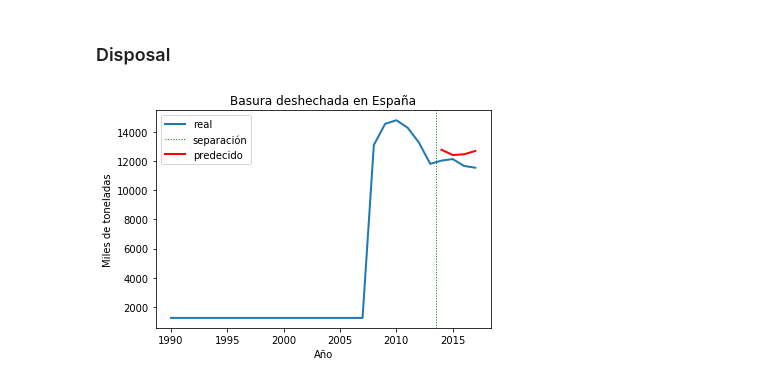
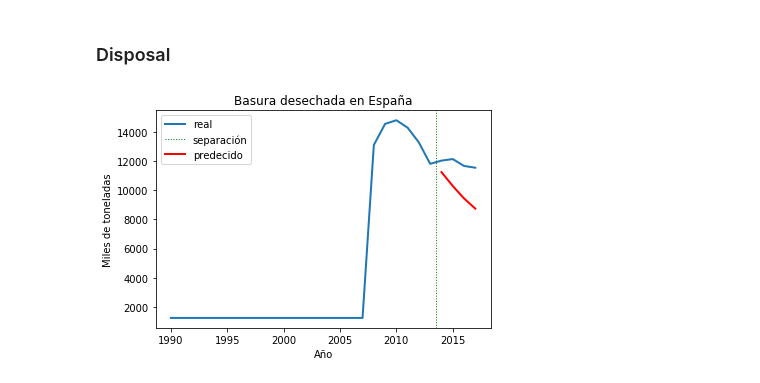
Before and after one commit to OscarGB/TFGInf, a Jupyter notebook: Experiment 3 -> Gaussian Process Regressor GridSearch.ipynb, the cells around one changed output. Saved outputs shown, nothing was run; the diff lists cells and outputs as text; code cells hidden in the pictures.

```diff
--- a/Experiment 3 -> Gaussian Process Regressor GridSearch.ipynb
+++ b/Experiment 3 -> Gaussian Process Regressor GridSearch.ipynb
@@ -415,7 +311,7 @@ plt.show()
 # %%
 years = list(esp.Year)
 mun = list(esp.Disposal)
-predictions = clf1.predict(pd.DataFrame(scalerX.transform(Complete.loc[esp.index[-4:],:][['Built', 'Below Secundary', 'Income Median',
+predictions = clf6.predict(pd.DataFrame(scalerX.transform(Complete.loc[esp.index[-4:],:][['Built', 'Below Secundary', 'Income Median',
        'Population', 'Over 65', 'Over 65 Percentage', 'Over 85',
        'Over 85 Percentage', 'Over 50', 'Over 50 Percentage', 'Under 20',
        'Under 20 Percentage', 'Income Per Capita', 'Tourism', 'Area',
@@ -424,11 +320,11 @@ predictions = [a[5] for a in scalerY.inverse_transform([[0,0,0,0,0,a,0] for a in
 # %%
 plt.plot(years, mun, lw=2, label='real')
 plt.axvline(x=2013.5, c='green', lw=1, ls=':', label='separación')
 plt.plot(years[-4:], predictions, c='red', lw=2, label='predecido')
-plt.title("Basura deshechada en España")
+plt.title("Basura desechada en España")
 plt.xlabel("Año")
 plt.ylabel("Miles de toneladas")
 plt.legend()
 plt.show()
 # %% [output]
-[figure, old version]
+[figure, new version]
```
Also changed, not shown: parts of 17 cells of this notebook, 11 other files.
